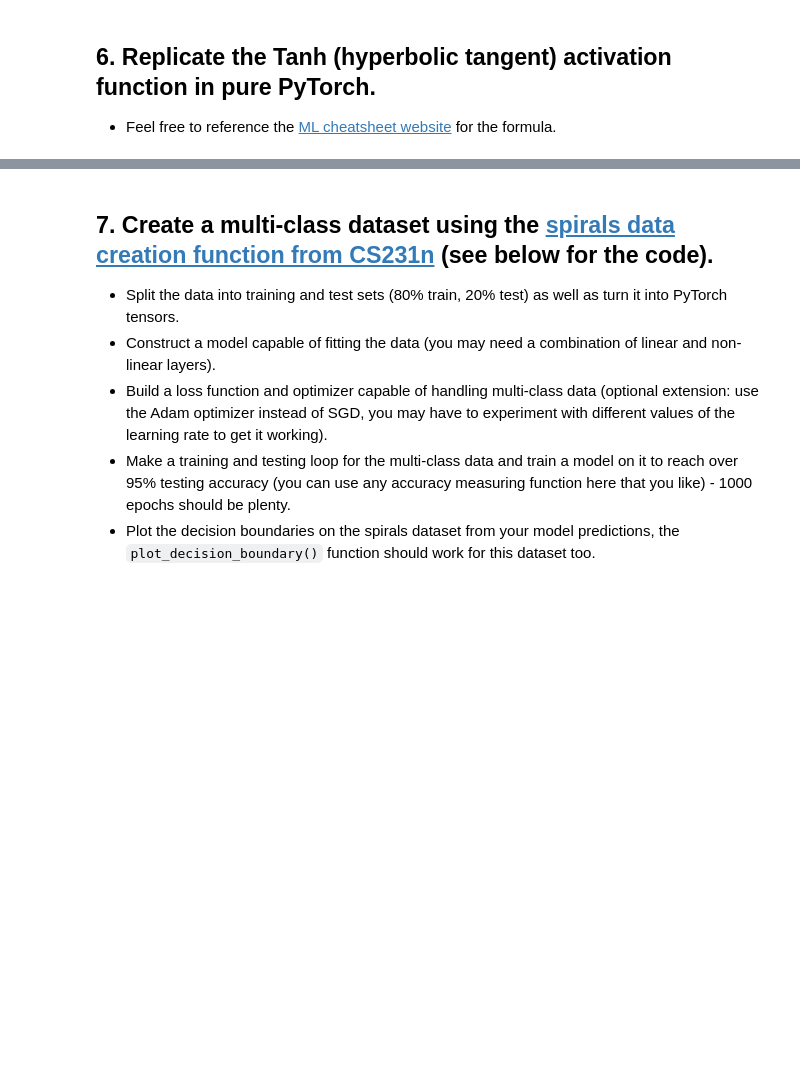
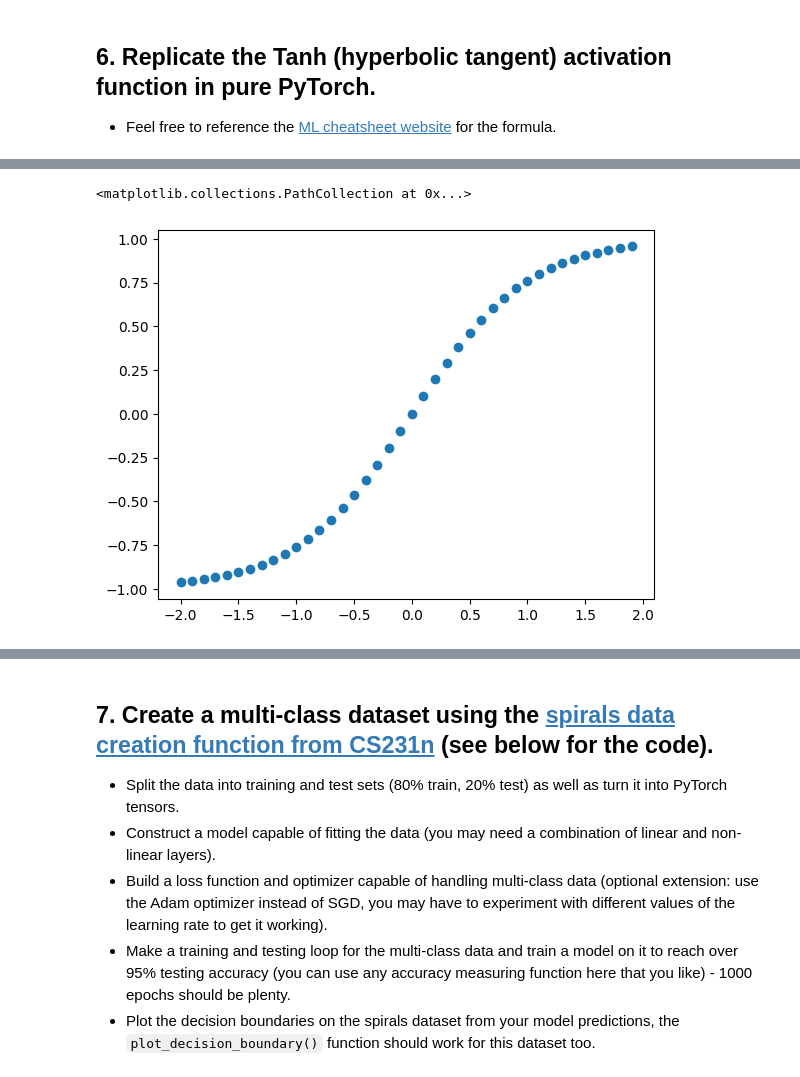
Before and after one commit to SanjaySaatyaki/pytorch_4_ml_dl, a Jupyter notebook: exercises/02_pytorch_classification_exercises.ipynb, the cells around one changed output, grey strips where cells are left out. Drawn from its saved outputs; the diff is of its cells as text; code cells hidden in the pictures; blank space fills up the shorter version.

```diff
--- a/exercises/02_pytorch_classification_exercises.ipynb
+++ b/exercises/02_pytorch_classification_exercises.ipynb
@@ -267,0 +325,5 @@ def plot_decision_boundary(model, X, y):
+# %%
+plt.scatter(X,tanh_transform)
+# %% [output]
+<matplotlib.collections.PathCollection at 0x...>
+[figure, added]
```
Also changed, not shown: parts of 18 cells of this notebook.
